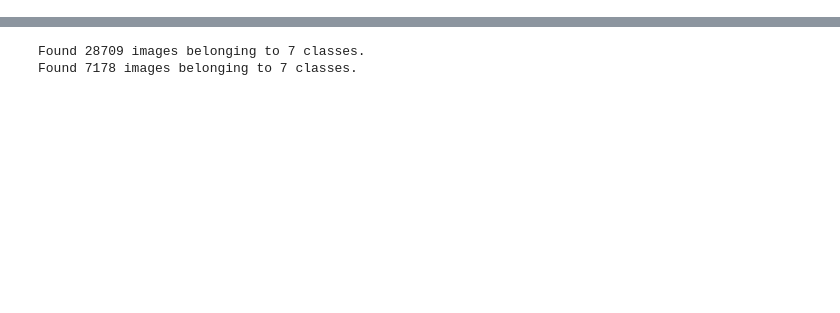
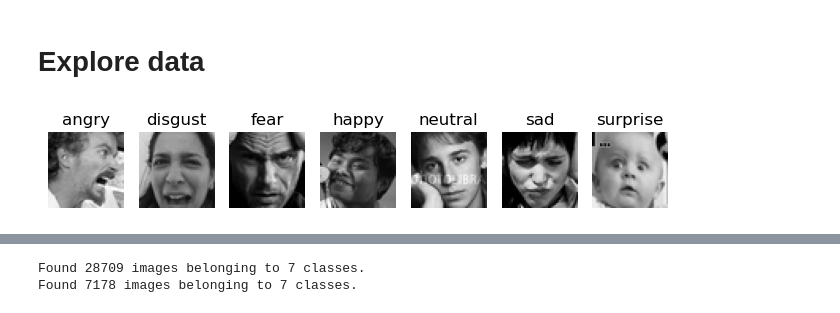
Before and after one commit to JonasHauth/DS_Affective_Computing, a Jupyter notebook: src/affective_computing_demo.ipynb, the cells around one changed output, grey strips where cells are left out. Saved outputs shown, nothing was run; the diff lists cells and outputs as text; code cells hidden in the pictures; blank space fills up the shorter version.

```diff
--- a/src/affective_computing_demo.ipynb
+++ b/src/affective_computing_demo.ipynb
@@ -18,8 +22,24 @@ from tensorflow.keras import layers , models, optimizers
 
 from tensorflow.keras.models import Sequential, Model
 from tensorflow.keras.layers import *
+# %% [markdown]
+# Explore data
 # %%
 img_shape = 48
 batch_size = 64
 train_data_path = '../data/train'
 test_data_path = '../data/test'
+# %%
+i = 1
+plt.figure(figsize=(8,8))
+for expression in os.listdir('../data/test/'):
+
+    img = load_img(('../data/test/' + expression +'/'+ os.listdir('../data/test/' + expression)[1]))
+    plt.subplot(1,7,i)
+    plt.imshow(img)
+    plt.title(expression)
+    plt.axis('off')
+    i += 1
+plt.show()
+# %% [output]
+[figure, added]
```
Also changed, not shown: parts of 23 cells of this notebook, 1 other file.
